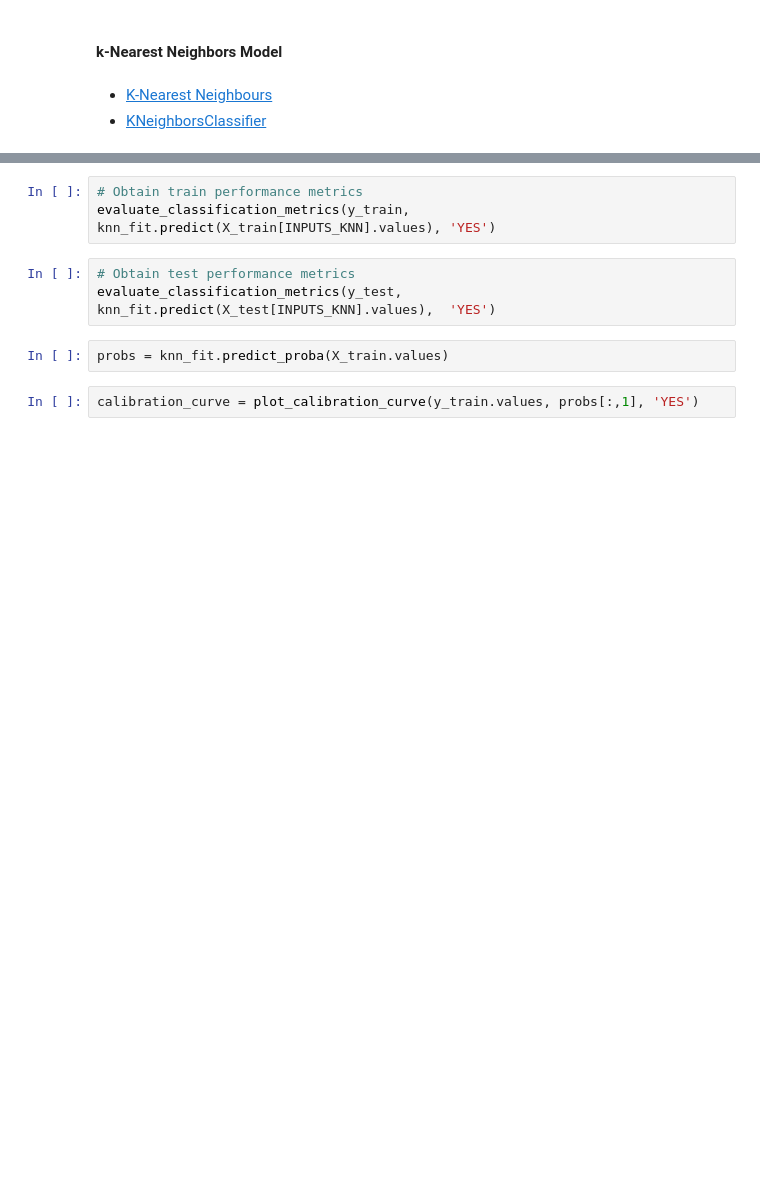
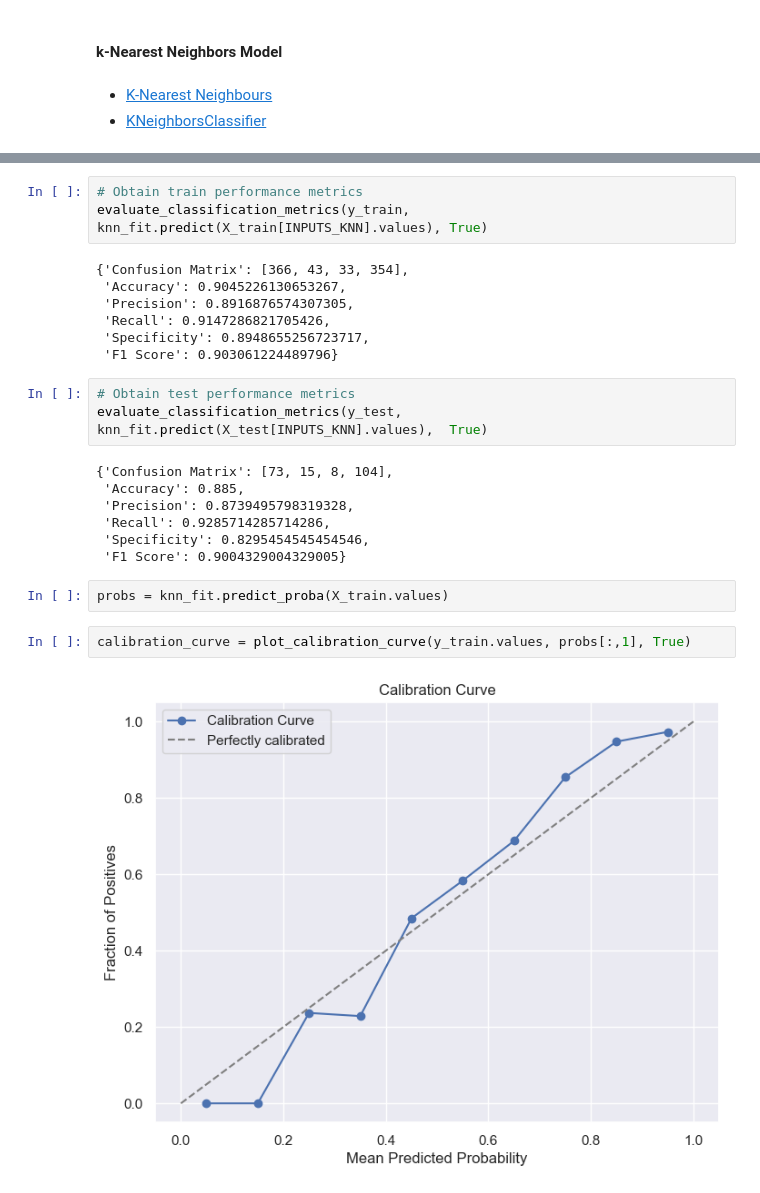
Before and after one commit to ICAI-IMAT-ML/p2-2-Pelayo64, a Jupyter notebook: notebook/Lab_2_2_kNN.ipynb, the cells around one changed output, grey strips where cells are left out. Saved outputs shown, nothing was run; the diff lists cells and outputs as text; blank space fills up the shorter version.

```diff
--- a/notebook/Lab_2_2_kNN.ipynb
+++ b/notebook/Lab_2_2_kNN.ipynb
@@ -91,11 +101,27 @@ model_predictions = plot_2Dmodel_predictions(X_train[INPUTS_KNN].values, y_train
 # %%
 # Obtain train performance metrics
-evaluate_classification_metrics(y_train, knn_fit.predict(X_train[INPUTS_KNN].values), 'YES')
+evaluate_classification_metrics(y_train, knn_fit.predict(X_train[INPUTS_KNN].values), True)
+# %% [output]
+{'Confusion Matrix': [366, 43, 33, 354],
+ 'Accuracy': 0.9045226130653267,
+ 'Precision': 0.8916876574307305,
+ 'Recall': 0.9147286821705426,
+ 'Specificity': 0.8948655256723717,
+ 'F1 Score': 0.903061224489796}
 # %%
 # Obtain test performance metrics
-evaluate_classification_metrics(y_test, knn_fit.predict(X_test[INPUTS_KNN].values),  'YES')
+evaluate_classification_metrics(y_test, knn_fit.predict(X_test[INPUTS_KNN].values),  True)
+# %% [output]
+{'Confusion Matrix': [73, 15, 8, 104],
+ 'Accuracy': 0.885,
+ 'Precision': 0.8739495798319328,
+ 'Recall': 0.9285714285714286,
+ 'Specificity': 0.8295454545454546,
+ 'F1 Score': 0.9004329004329005}
 # %%
 probs = knn_fit.predict_proba(X_train.values)
 # %%
-calibration_curve = plot_calibration_curve(y_train.values, probs[:,1], 'YES')
+calibration_curve = plot_calibration_curve(y_train.values, probs[:,1], True)
+# %% [output]
+[figure, added]
 # %%
```
Also changed, not shown: parts of 6 cells of this notebook.
